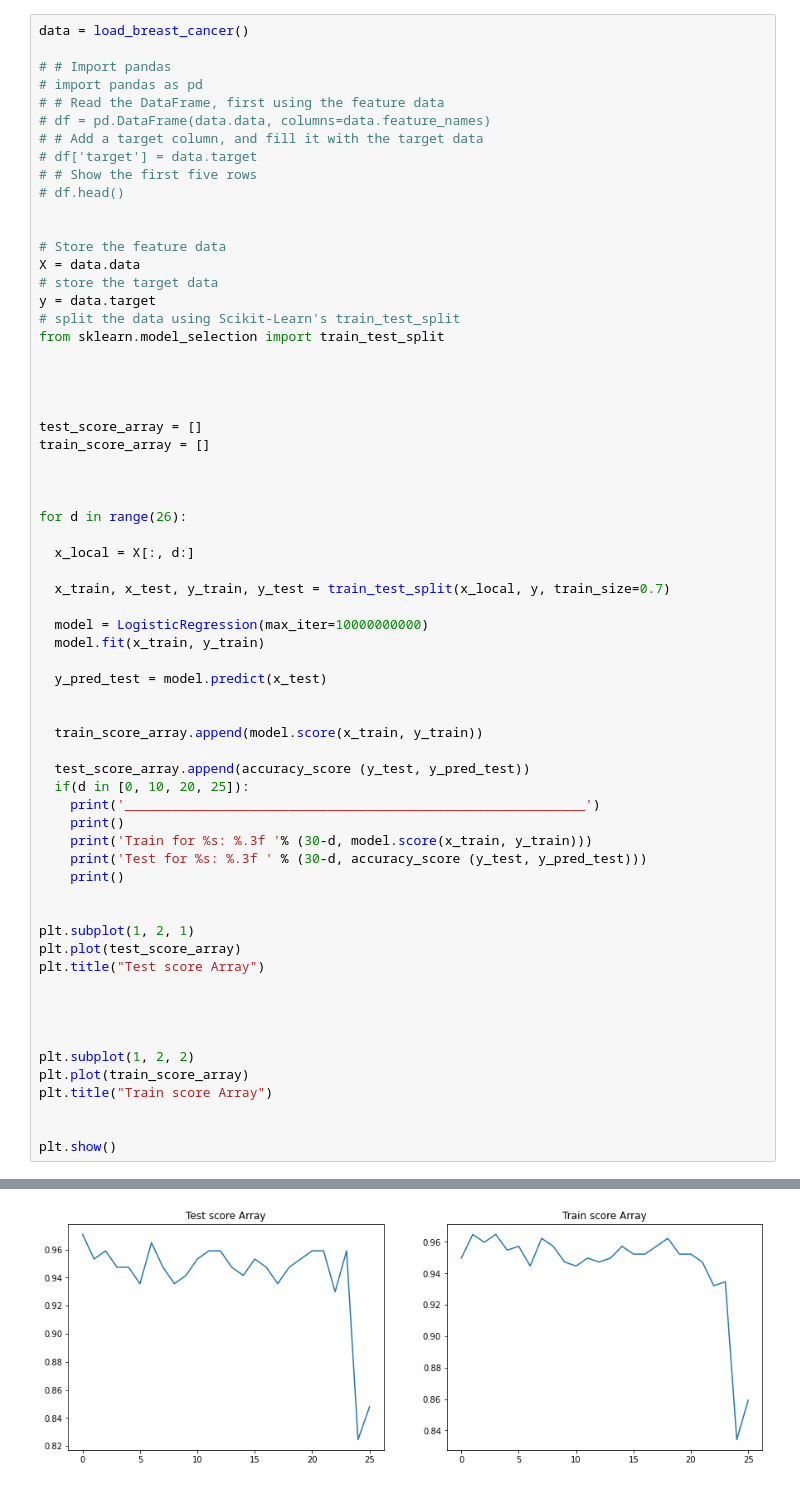
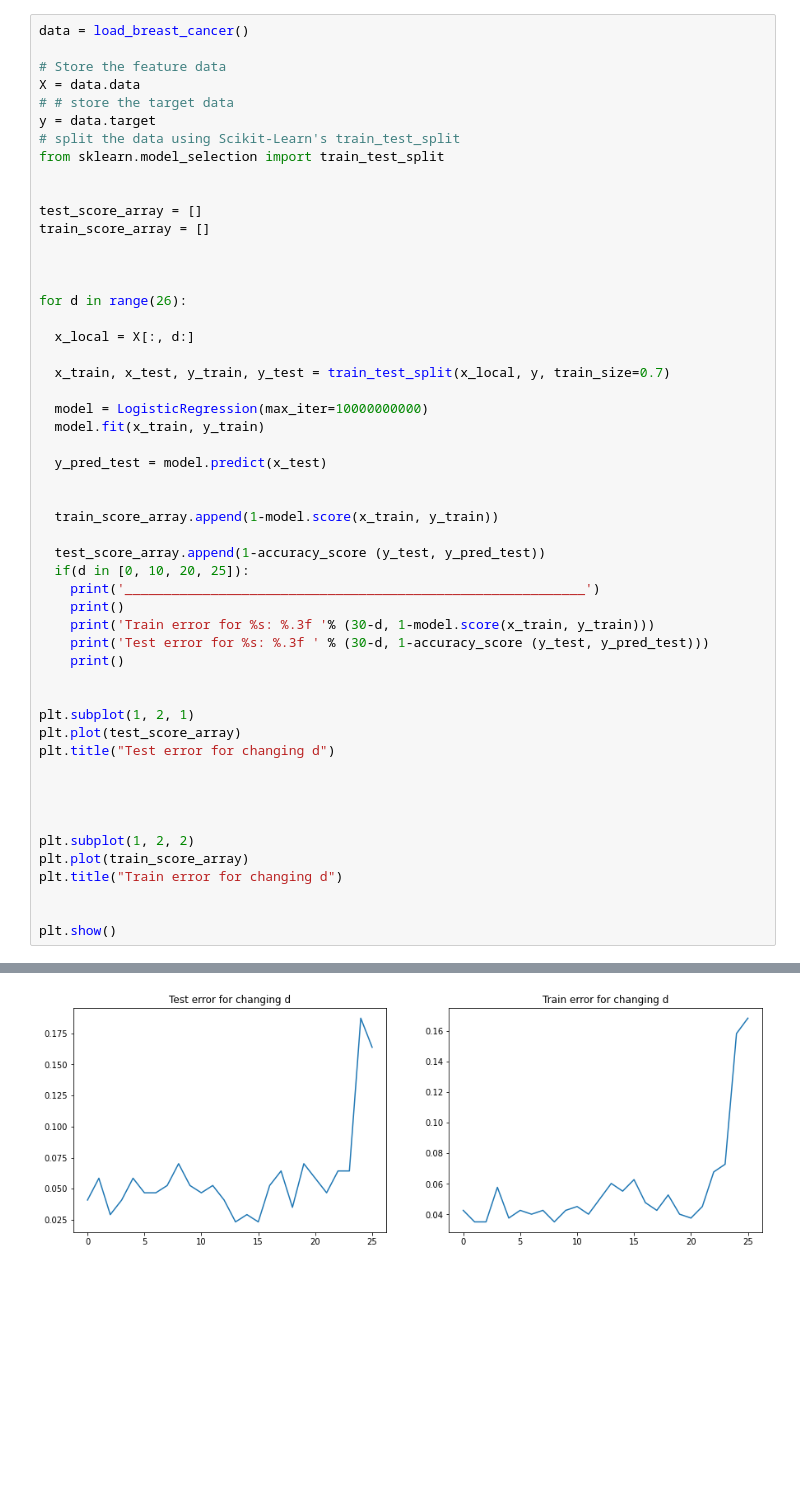
Before and after one commit to madina-kamet/statlearning, a Jupyter notebook: LogisticRegressionFinalProject.ipynb, the cells around one changed output, grey strips where cells are left out. Saved outputs shown, nothing was run; the diff lists cells and outputs as text; blank space fills up the shorter version.

```diff
--- a/LogisticRegressionFinalProject.ipynb
+++ b/LogisticRegressionFinalProject.ipynb
@@ -29,24 +14,12 @@ plt.rcParams['figure.figsize'] = [15, 5]
 # %%
 data = load_breast_cancer()
 
-# # Import pandas
-# import pandas as pd
-# # Read the DataFrame, first using the feature data
-# df = pd.DataFrame(data.data, columns=data.feature_names)
-# # Add a target column, and fill it with the target data
-# df['target'] = data.target
-# # Show the first five rows
-# df.head()
-
-
 # Store the feature data
 X = data.data
-# store the target data
+# # store the target data
 y = data.target
 # split the data using Scikit-Learn's train_test_split
 from sklearn.model_selection import train_test_split
-
-
 
 
 test_score_array = []
@@ -66,27 +39,27 @@ for d in range(26):
   y_pred_test = model.predict(x_test)
 
 
-  train_score_array.append(model.score(x_train, y_train))
+  train_score_array.append(1-model.score(x_train, y_train))
 
-  test_score_array.append(accuracy_score (y_test, y_pred_test))
+  test_score_array.append(1-accuracy_score (y_test, y_pred_test))
   if(d in [0, 10, 20, 25]):
     print('___________________________________________________________')
     print()
-    print('Train for %s: %.3f '% (30-d, model.score(x_train, y_train)))
-    print('Test for %s: %.3f ' % (30-d, accuracy_score (y_test, y_pred_test)))
+    print('Train error for %s: %.3f '% (30-d, 1-model.score(x_train, y_train)))
+    print('Test error for %s: %.3f ' % (30-d, 1-accuracy_score (y_test, y_pred_test)))
     print()
 
 
 plt.subplot(1, 2, 1)
 plt.plot(test_score_array)
-plt.title("Test score Array")
+plt.title("Test error for changing d")
 
 
 
 
 plt.subplot(1, 2, 2)
 plt.plot(train_score_array)
-plt.title("Train score Array")
+plt.title("Train error for changing d")
 
 
 plt.show()
@@ -113,2 +86,2 @@ Test for 5: 0.848
-[figure, old version]
+[figure, new version]
 # %%
```
Also changed, not shown: parts of 8 cells of this notebook.
